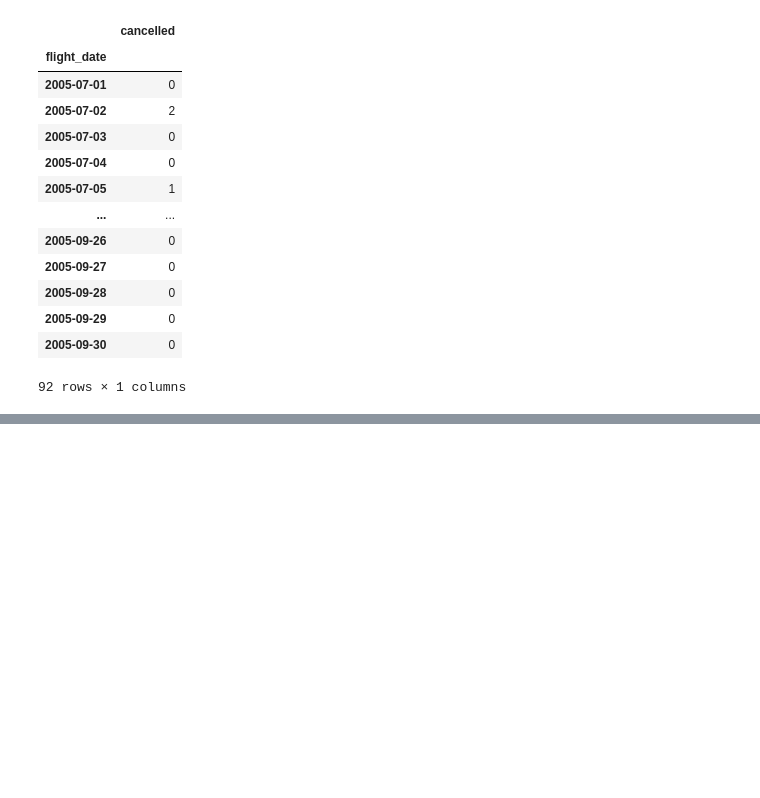
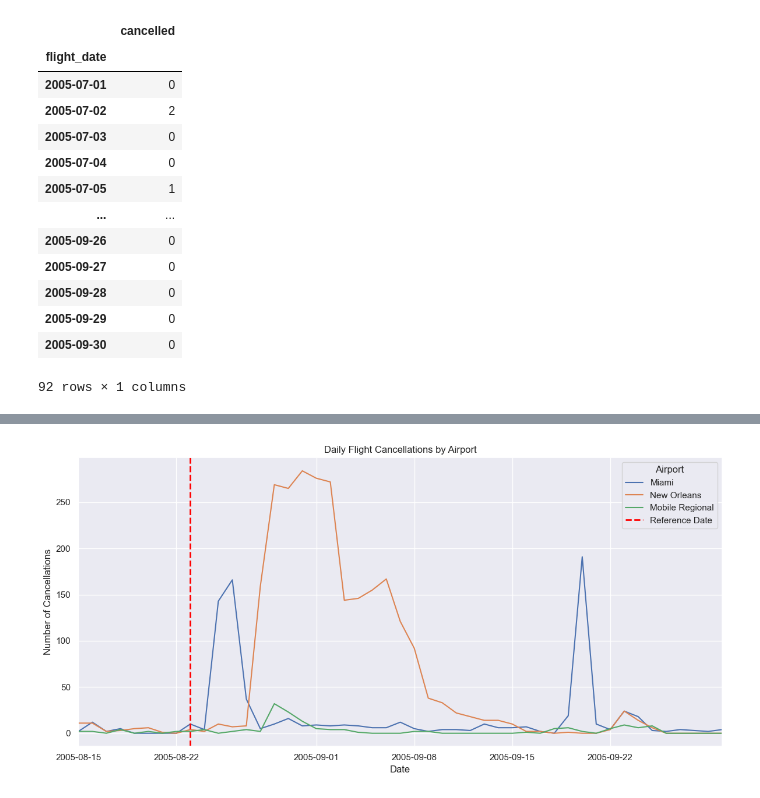
Before and after one commit to jonasvyma/below_zero, a Jupyter notebook: pavel/flights_visualization.ipynb, the cells around one changed output, grey strips where cells are left out. Drawn from its saved outputs; the diff is of its cells as text; code cells hidden in the pictures; blank space fills up the shorter version.

```diff
--- a/pavel/flights_visualization.ipynb
+++ b/pavel/flights_visualization.ipynb
@@ -228,0 +368,31 @@ plt.show()
+# %%
+import pandas as pd
+import seaborn as sns
+import matplotlib.pyplot as plt
+
+plt.figure(figsize=(12, 6))  # Make the figure wider
+
+sns.lineplot(
+    data=combined_df,
+    x='flight_date',
+    y='cancelled',
+    hue='airport',
+    #marker='o'
+)
+
+ref_date = pd.to_datetime("2005-08-23")
+plt.axvline(x=ref_date, color='red', linestyle='--', linewidth=2, label='Reference Date')
+
+start_date = pd.to_datetime("2005-08-15")
+end_date = combined_df['flight_date'].max()
+plt.xlim(start_date, end_date)
+
+plt.title('Daily Flight Cancellations by Airport')
+plt.xlabel('Date')
+plt.ylabel('Number of Cancellations')
+plt.xticks(rotation=0)
+plt.legend(title='Airport')
+plt.tight_layout()
+plt.show()
+# %% [output]
+[figure, added]
```
Also changed, not shown: parts of 8 cells of this notebook.
